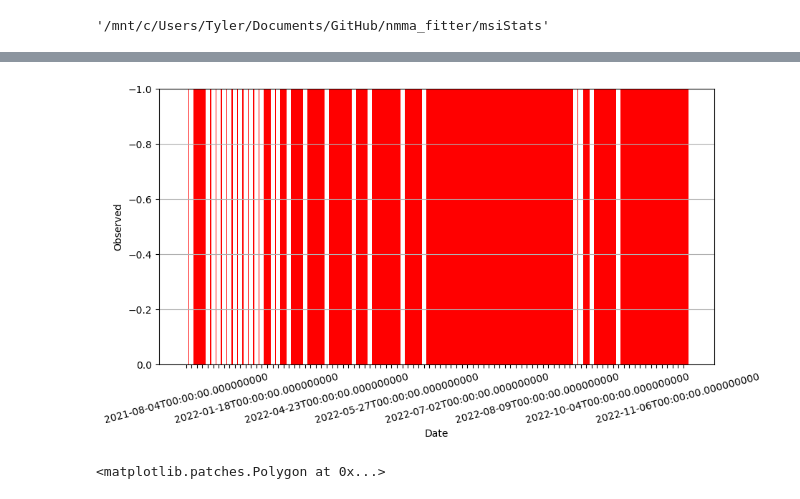
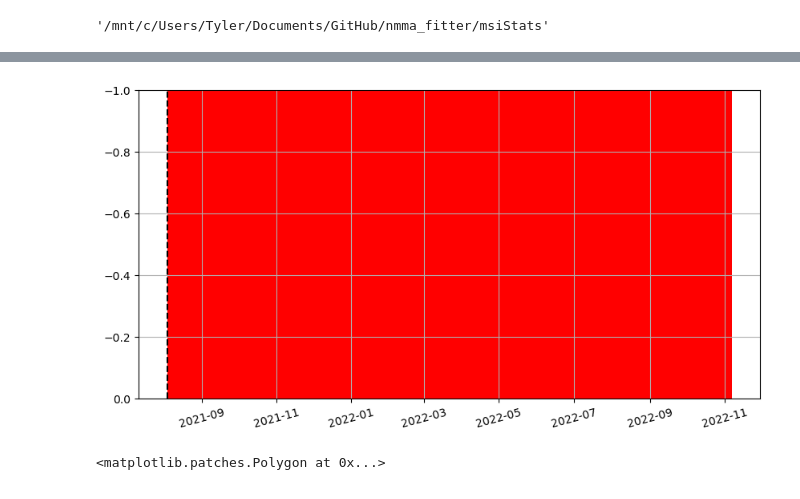
Before and after one commit to tylerbarna/nmma_fitter, a Jupyter notebook: msiStats/ztfOfflineDates.ipynb, the cells around one changed output, grey strips where cells are left out. Saved outputs shown, nothing was run; the diff lists cells and outputs as text; code cells hidden in the pictures.

```diff
--- a/msiStats/ztfOfflineDates.ipynb
+++ b/msiStats/ztfOfflineDates.ipynb
@@ -42,9 +44,17 @@ with open('ztf_observation_log.json','r') as f:
 data= pd.DataFrame(data)
 df = data.drop(data.index[0]).reset_index(drop=True)
 
+df.loc[:, 'Date1'] = (df.Date.map(lambda x: x[0])).astype(np.datetime64)
+df.loc[:, 'Date2'] = (df.Date.map(lambda x: x[1])).astype(np.datetime64)
 df.loc[:, 'Date'] = (df.Date.map(lambda x: x[0])).astype(np.datetime64)
+
 df['datetime'] = pd.to_datetime(df['Date'], format='%Y-%m-%d')
 df = df[df['Date'] > '2021-05-31'].reset_index(drop=True)
 #df['Date'] = pd.to_datetime(df['Date']).astype(np.datetime64)
 display(df.head())
+print(df.dtypes)
+#df.set_index('Date', inplace=True)
+df2 = df.set_index('datetime')
+display(df2.head())
+print(df2.dtypes)
 # %% [output]
@@ -57,18 +99,31 @@ display(df.head())
 # %%
 fig, ax = plt.subplots(figsize=(10, 5))
-plot = sns.barplot(data=df, x='Date', y=df['Observed']-1,
-            color='white',ax=ax)
-for ind, label in enumerate(ax.get_xticklabels()):
-    if ind % 13 == 0:  # every 10th label is kept
-        label.set_visible(True)
-    else:
-        label.set_visible(False)
-ax.axvspan(df.index[0], df.index[-1], facecolor='red', alpha=1,zorder=0)
+# plot = sns.barplot(data=df, x='Date1', y=df['Observed']-1,
+#             color='white',ax=ax)
+# for ind, label in enumerate(ax.get_xticklabels()):
+#     if ind % 13 == 0:  # every 10th label is kept
+#         label.set_visible(True)
+#     else:
+#         label.set_visible(False)
+ax.axvspan(df2['Date1'].to_numpy()[0], df2['Date1'].to_numpy()[-1], facecolor='red', alpha=1,zorder=0)
+ax.axvline(df2['Date1'][0], color='black', linestyle='--',zorder=1)
+
+
+
+# fig, ax = plt.subplots(figsize=(10, 5))
+# for idx, row in df2.iterrows():
+#     if not row['Observed']:
+#         if not np.isnat(datetime(row['Date2'])):
+#             print(row['Date1'],'\n',row['Date2'])
+#             ax.axvspan(row['Date1'], row['Date2'], facecolor='black', alpha=1)
+#     else:
+#         continue
 ax.set_ylim(0, -1)
 plt.xticks(rotation=15)
+#ax.xaxis.set_major_formatter(DateFormatter('%Y-%m-%d'))
 plt.show();
 # %% [output]
-[figure, old version]
+[figure, new version]
 # %%
 plt.axvspan(1, np.nan)
 # %% [output]
```
Also changed, not shown: parts of 2 cells of this notebook, 33 other files.
